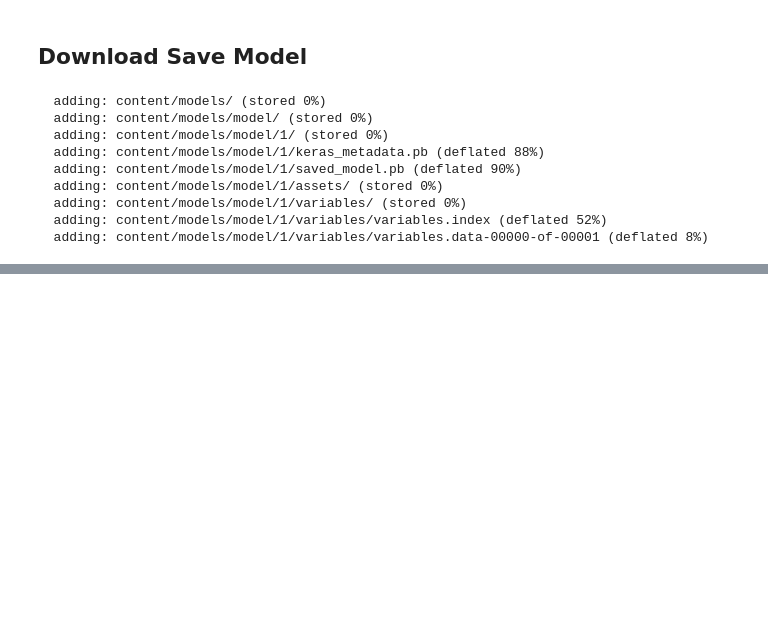
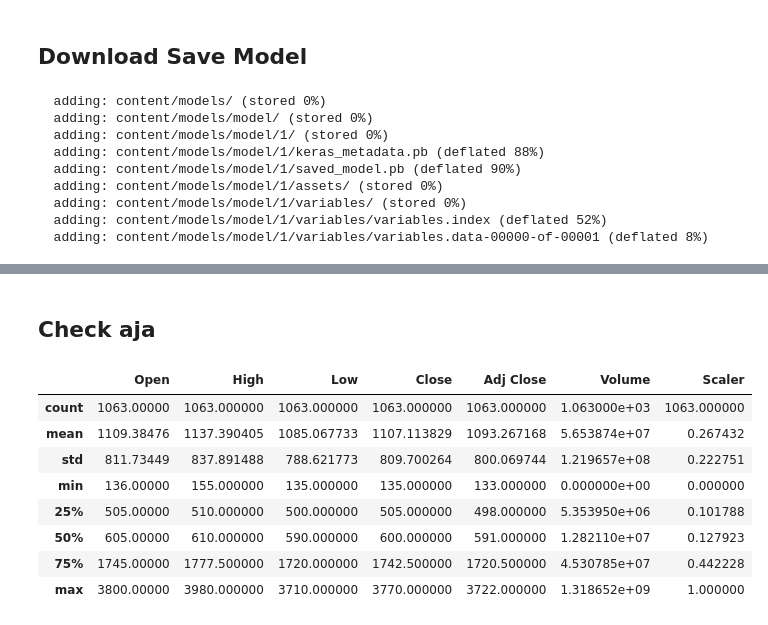
Before and after one commit to gigihsantoso/prediksi-saham, a Jupyter notebook: Deep_Learning_Saham_BRIS.ipynb, the cells around one changed output, grey strips where cells are left out. Saved outputs shown, nothing was run; the diff lists cells and outputs as text; code cells hidden in the pictures; blank space fills up the shorter version.

```diff
--- a/Deep_Learning_Saham_BRIS.ipynb
+++ b/Deep_Learning_Saham_BRIS.ipynb
@@ -217,3 +217,20 @@ files.download('/content/model_bris.zip')
 # %% [output]
 [interactive output not drawn]
 [interactive output not drawn]
+# %% [markdown]
+## Check aja
+# %%
+data_test = data.copy()
+data_test['Scaler'] =  (data_test.loc[:, 'Close']-data_test.loc[:, 'Close'].min())/(data_test.loc[:, 'Close'].max()-data_test.loc[:, 'Close'].min())
+# %%
+data_test.describe()
+# %% [output]
+|  | Open | High | Low | Close | Adj Close | Volume | Scaler |
+| count | 1063.00000 | 1063.000000 | 1063.000000 | 1063.000000 | 1063.000000 | 1.063000e+03 | 1063.000000 |
+| mean | 1109.38476 | 1137.390405 | 1085.067733 | 1107.113829 | 1093.267168 | 5.653874e+07 | 0.267432 |
+| std | 811.73449 | 837.891488 | 788.621773 | 809.700264 | 800.069744 | 1.219657e+08 | 0.222751 |
+| min | 136.00000 | 155.000000 | 135.000000 | 135.000000 | 133.000000 | 0.000000e+00 | 0.000000 |
+| 25% | 505.00000 | 510.000000 | 500.000000 | 505.000000 | 498.000000 | 5.353950e+06 | 0.101788 |
+| 50% | 605.00000 | 610.000000 | 590.000000 | 600.000000 | 591.000000 | 1.282110e+07 | 0.127923 |
+| 75% | 1745.00000 | 1777.500000 | 1720.000000 | 1742.500000 | 1720.500000 | 4.530785e+07 | 0.442228 |
+| max | 3800.00000 | 3980.000000 | 3710.000000 | 3770.000000 | 3722.000000 | 1.318652e+09 | 1.000000 |
```
Also changed, not shown: parts of 7 cells of this notebook.
